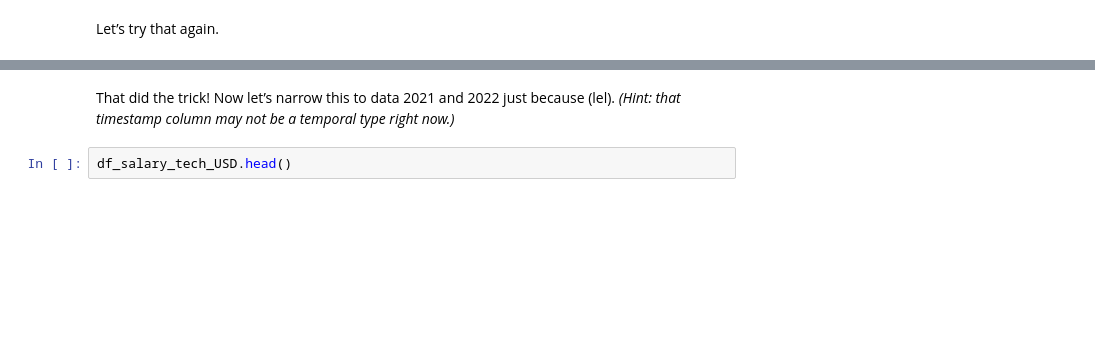
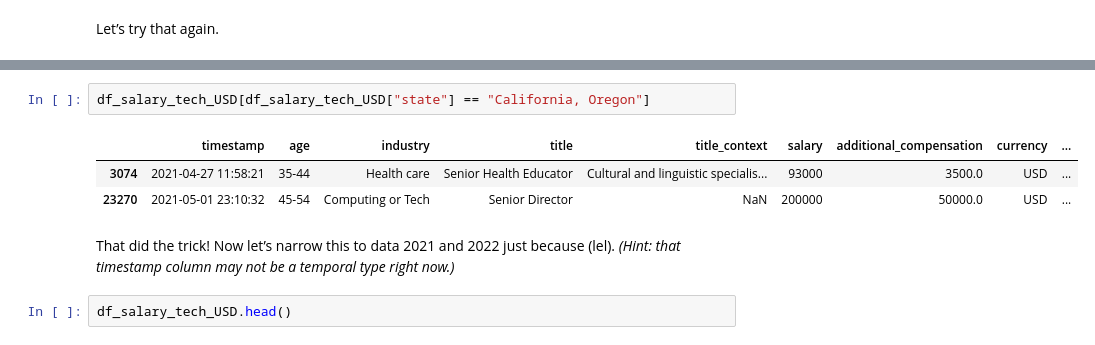
Before and after one commit to ye-htut-maung/my-fork-2024-DS-Tue, a Jupyter notebook: Week-02-DS-Overview-and-Data/Exercise-YHM.ipynb, the cells around one changed output, grey strips where cells are left out. Saved outputs shown, nothing was run; the diff lists cells and outputs as text; blank space fills up the shorter version.

```diff
--- a/Week-02-DS-Overview-and-Data/Exercise-YHM.ipynb
+++ b/Week-02-DS-Overview-and-Data/Exercise-YHM.ipynb
@@ -443,3 +446,9 @@ sorted_salary_stats
+# %%
+df_salary_tech_USD[df_salary_tech_USD["state"] == "California, Oregon"]
+# %% [output]
+|  | timestamp | age | industry | title | title_context | salary | additional_compensation | currency | ... |
+| 3074 | 2021-04-27 11:58:21 | 35-44 | Health care | Senior Health Educator | Cultural and linguistic specialis... | 93000 | 3500.0 | USD | ... |
+| 23270 | 2021-05-01 23:10:32 | 45-54 | Computing or Tech | Senior Director | NaN | 200000 | 50000.0 | USD | ... |
 # %% [markdown]
 That did the trick! Now let’s narrow this to data 2021 and 2022 just because (lel). *(Hint: that timestamp column may not be a temporal type right now.)*
 # %%
```
Also changed, not shown: parts of 2 cells of this notebook, 1 other file.
